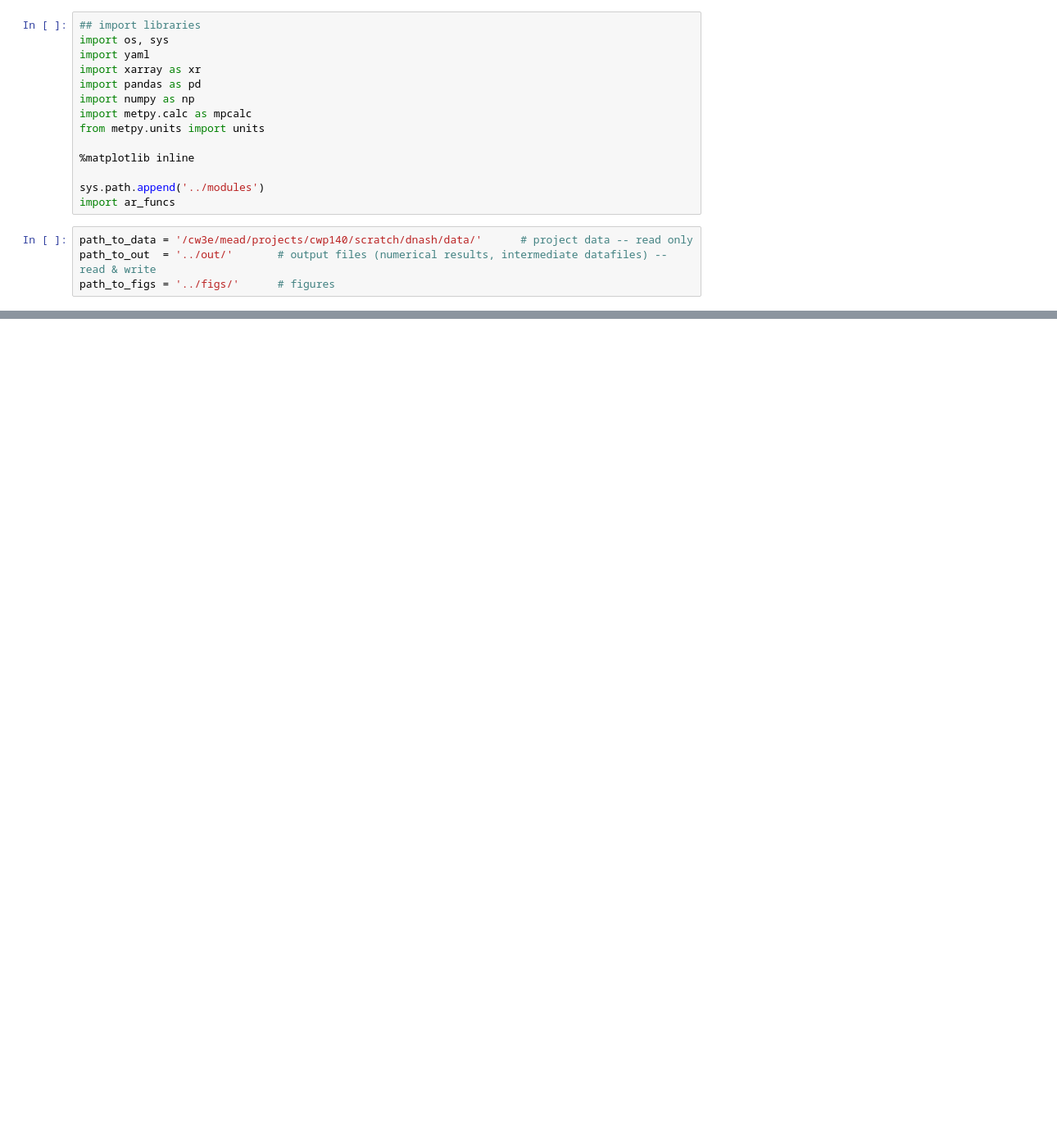
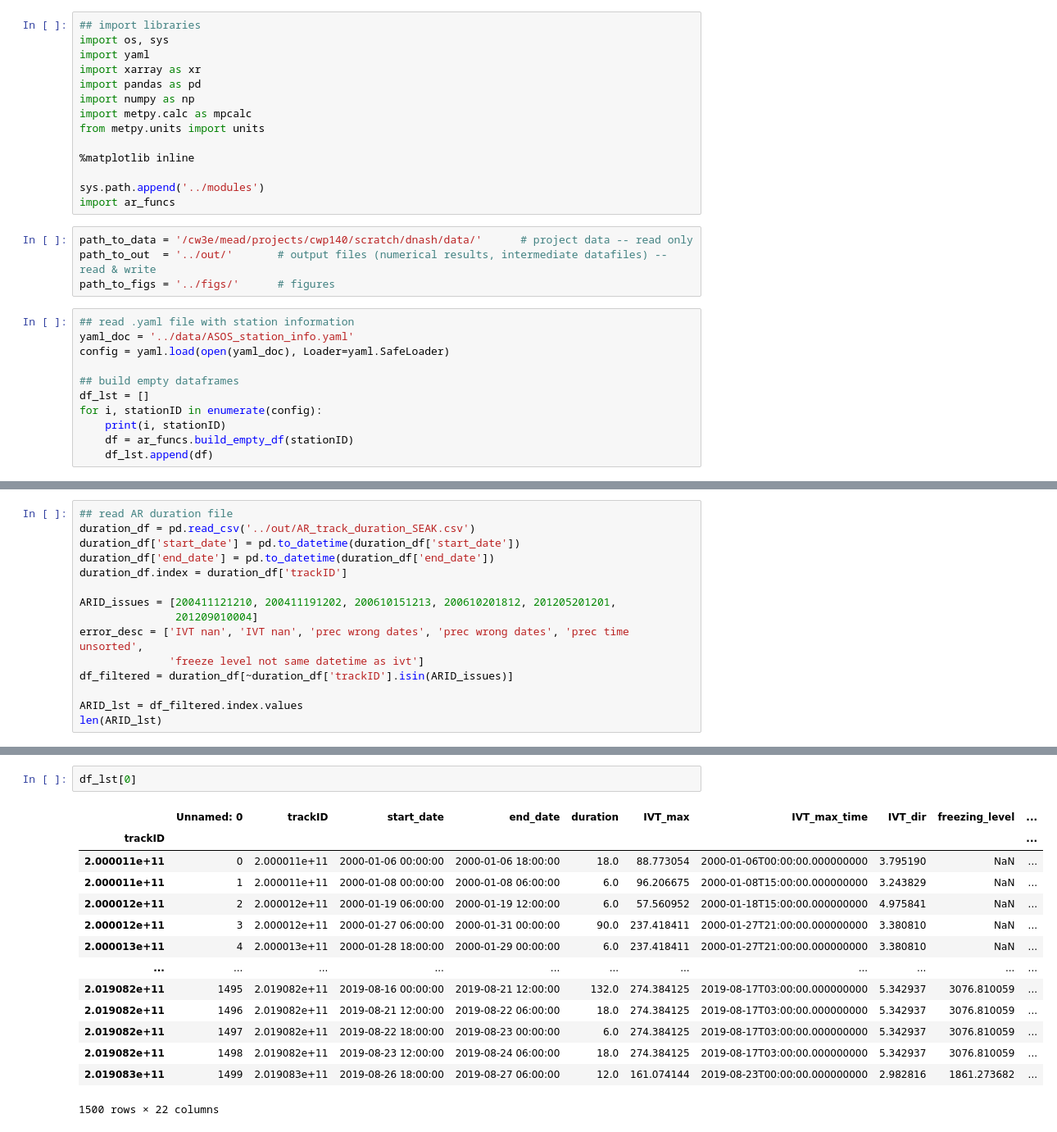
Before and after one commit to dlnash/SEAK_AR_impacts, a Jupyter notebook: analysis/preprocess_ivt_prec_freezing-level_station.ipynb, the cells around one changed output, grey strips where cells are left out. Shown: that part at 82% size. Cells and saved outputs as stored; diff of their text form; blank space fills up the shorter version.

```diff
--- a/analysis/preprocess_ivt_prec_freezing-level_station.ipynb
+++ b/analysis/preprocess_ivt_prec_freezing-level_station.ipynb
@@ -18,3 +18,14 @@ import ar_funcs
 path_to_data = '/cw3e/mead/projects/cwp140/scratch/dnash/data/'      # project data -- read only
 path_to_out  = '../out/'       # output files (numerical results, intermediate datafiles) -- read & write
 path_to_figs = '../figs/'      # figures
+# %%
+## read .yaml file with station information
+yaml_doc = '../data/ASOS_station_info.yaml'
+config = yaml.load(open(yaml_doc), Loader=yaml.SafeLoader)
+
+## build empty dataframes
+df_lst = []
+for i, stationID in enumerate(config):
+    print(i, stationID)
+    df = ar_funcs.build_empty_df(stationID)
+    df_lst.append(df)
@@ -20,0 +52,15 @@ path_to_figs = '../figs/'      # figures
+# %%
+## read AR duration file
+duration_df = pd.read_csv('../out/AR_track_duration_SEAK.csv')
+duration_df['start_date'] = pd.to_datetime(duration_df['start_date'])
+duration_df['end_date'] = pd.to_datetime(duration_df['end_date'])
+duration_df.index = duration_df['trackID']
+
+ARID_issues = [200411121210, 200411191202, 200610151213, 200610201812, 201205201201,
+               201209010004]
+error_desc = ['IVT nan', 'IVT nan', 'prec wrong dates', 'prec wrong dates', 'prec time unsorted',
+              'freeze level not same datetime as ivt']
+df_filtered = duration_df[~duration_df['trackID'].isin(ARID_issues)]
+
+ARID_lst = df_filtered.index.values
+len(ARID_lst)
@@ -124,0 +113,17 @@ Name: 201508151811.0, dtype: object
+# %%
+df_lst[0]
+# %% [output]
+|  | Unnamed: 0 | trackID | start_date | end_date | duration | IVT_max | IVT_max_time | IVT_dir | freezing_level | ... |
+| trackID |  |  |  |  |  |  |  |  |  | ... |
+| 2.000011e+11 | 0 | 2.000011e+11 | 2000-01-06 00:00:00 | 2000-01-06 18:00:00 | 18.0 | 88.773054 | 2000-01-06T00:00:00.000000000 | 3.795190 | NaN | ... |
+| 2.000011e+11 | 1 | 2.000011e+11 | 2000-01-08 00:00:00 | 2000-01-08 06:00:00 | 6.0 | 96.206675 | 2000-01-08T15:00:00.000000000 | 3.243829 | NaN | ... |
+| 2.000012e+11 | 2 | 2.000012e+11 | 2000-01-19 06:00:00 | 2000-01-19 12:00:00 | 6.0 | 57.560952 | 2000-01-18T15:00:00.000000000 | 4.975841 | NaN | ... |
+| 2.000012e+11 | 3 | 2.000012e+11 | 2000-01-27 06:00:00 | 2000-01-31 00:00:00 | 90.0 | 237.418411 | 2000-01-27T21:00:00.000000000 | 3.380810 | NaN | ... |
+| 2.000013e+11 | 4 | 2.000013e+11 | 2000-01-28 18:00:00 | 2000-01-29 00:00:00 | 6.0 | 237.418411 | 2000-01-27T21:00:00.000000000 | 3.380810 | NaN | ... |
+| ... | ... | ... | ... | ... | ... | ... | ... | ... | ... | ... |
+| 2.019082e+11 | 1495 | 2.019082e+11 | 2019-08-16 00:00:00 | 2019-08-21 12:00:00 | 132.0 | 274.384125 | 2019-08-17T03:00:00.000000000 | 5.342937 | 3076.810059 | ... |
+| 2.019082e+11 | 1496 | 2.019082e+11 | 2019-08-21 12:00:00 | 2019-08-22 06:00:00 | 18.0 | 274.384125 | 2019-08-17T03:00:00.000000000 | 5.342937 | 3076.810059 | ... |
+| 2.019082e+11 | 1497 | 2.019082e+11 | 2019-08-22 18:00:00 | 2019-08-23 00:00:00 | 6.0 | 274.384125 | 2019-08-17T03:00:00.000000000 | 5.342937 | 3076.810059 | ... |
+| 2.019082e+11 | 1498 | 2.019082e+11 | 2019-08-23 12:00:00 | 2019-08-24 06:00:00 | 18.0 | 274.384125 | 2019-08-17T03:00:00.000000000 | 5.342937 | 3076.810059 | ... |
+| 2.019083e+11 | 1499 | 2.019083e+11 | 2019-08-26 18:00:00 | 2019-08-27 06:00:00 | 12.0 | 161.074144 | 2019-08-23T00:00:00.000000000 | 2.982816 | 1861.273682 | ... |
+1500 rows × 22 columns
```
Also changed, not shown: parts of 21 cells of this notebook, 4 other files.
